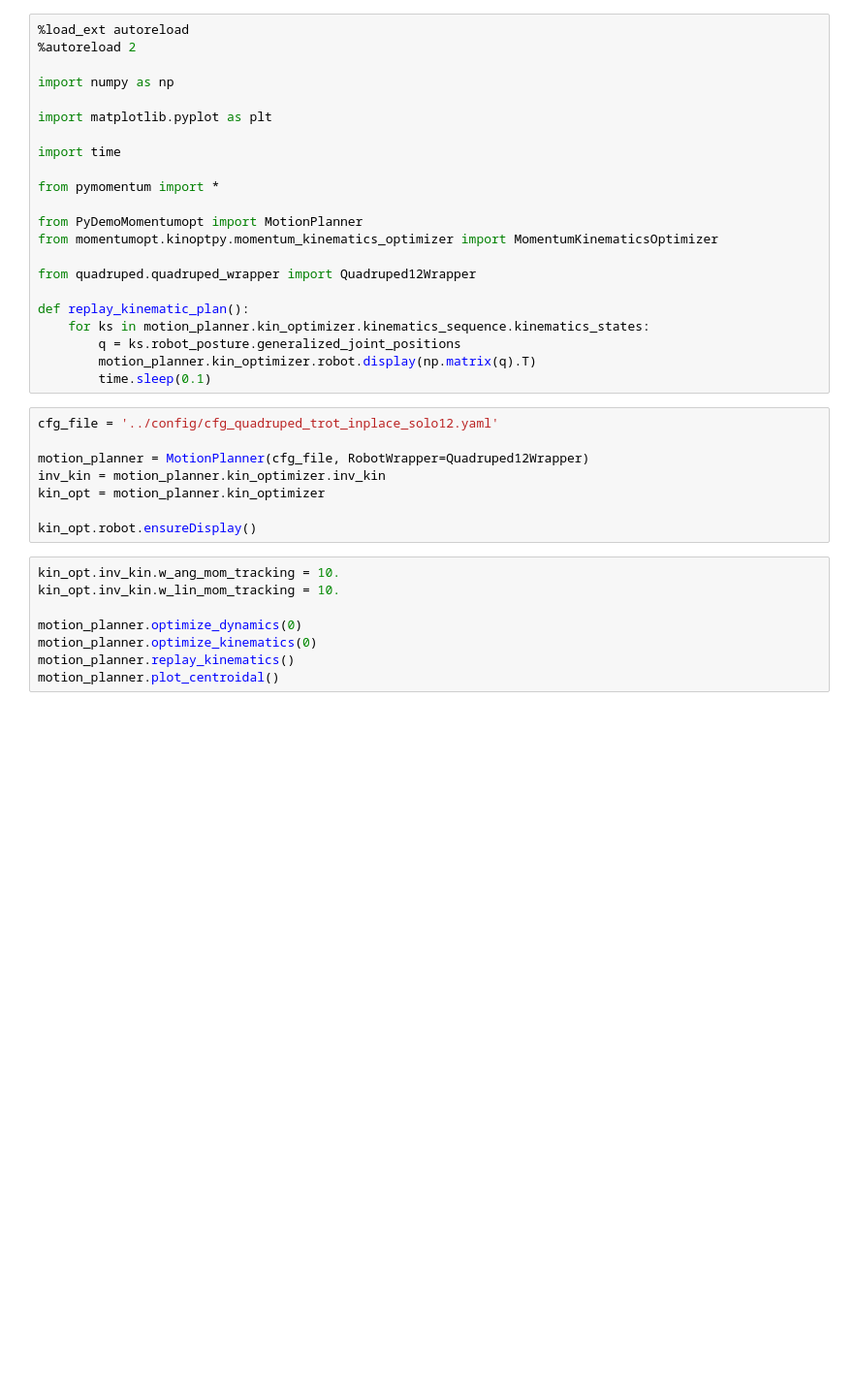
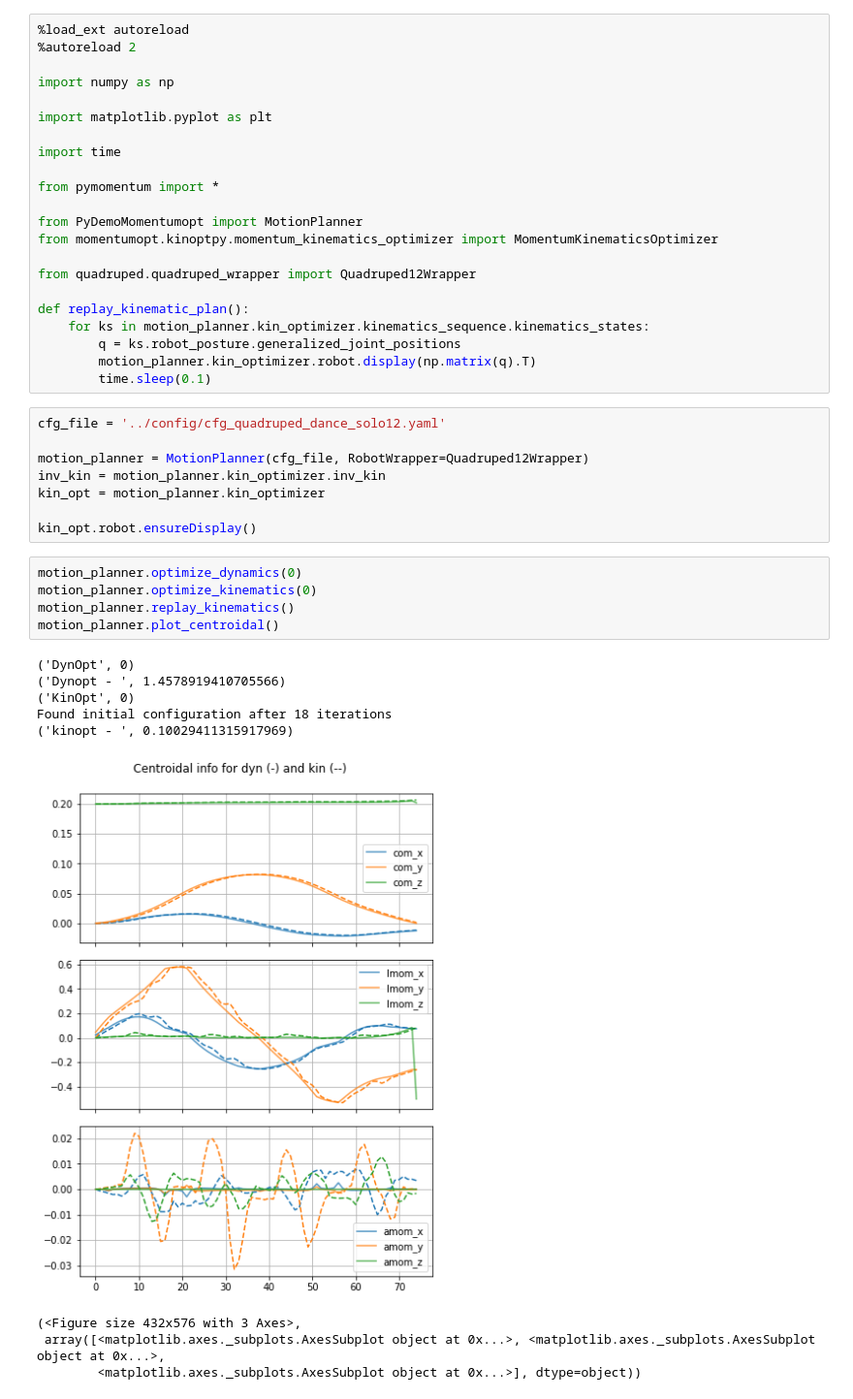
Before and after one commit to machines-in-motion/kino_dynamic_opt, a Jupyter notebook: momentumopt/demos/solo12_testing.ipynb, the cells around one changed output. Shown at 97% size. Saved outputs shown, nothing was run; the diff lists cells and outputs as text; blank space fills up the shorter version.

Commit message:
Finish simple solo12 motion. Adjust weights. Make using PyDemoMomentumopt.py not block during optimization

```diff
--- a/momentumopt/demos/solo12_testing.ipynb
+++ b/momentumopt/demos/solo12_testing.ipynb
@@ -21,7 +21,7 @@ def replay_kinematic_plan():
         motion_planner.kin_optimizer.robot.display(np.matrix(q).T)
         time.sleep(0.1)
 # %%
-cfg_file = '../config/cfg_quadruped_trot_inplace_solo12.yaml'
+cfg_file = '../config/cfg_quadruped_dance_solo12.yaml'
 
 motion_planner = MotionPlanner(cfg_file, RobotWrapper=Quadruped12Wrapper)
 inv_kin = motion_planner.kin_optimizer.inv_kin
@@ -29,13 +29,20 @@ kin_opt = motion_planner.kin_optimizer
 
 kin_opt.robot.ensureDisplay()
 # %%
-kin_opt.inv_kin.w_ang_mom_tracking = 10.
-kin_opt.inv_kin.w_lin_mom_tracking = 10.
-
 motion_planner.optimize_dynamics(0)
 motion_planner.optimize_kinematics(0)
 motion_planner.replay_kinematics()
 motion_planner.plot_centroidal()
+# %% [output]
+('DynOpt', 0)
+('Dynopt - ', 1.4578919410705566)
+('KinOpt', 0)
+Found initial configuration after 18 iterations
+('kinopt - ', 0.10029411315917969)
+[figure, added]
+(<Figure size 432x576 with 3 Axes>,
+ array([<matplotlib.axes._subplots.AxesSubplot object at 0x...>, <matplotlib.axes._subplots.AxesSubplot object at 0x...>,
+        <matplotlib.axes._subplots.AxesSubplot object at 0x...>], dtype=object))
 # %%
 motion_planner.optimize_dynamics(1)
 motion_planner.optimize_kinematics(1)
```
Also changed, not shown: parts of 4 cells of this notebook, 7 other files.
